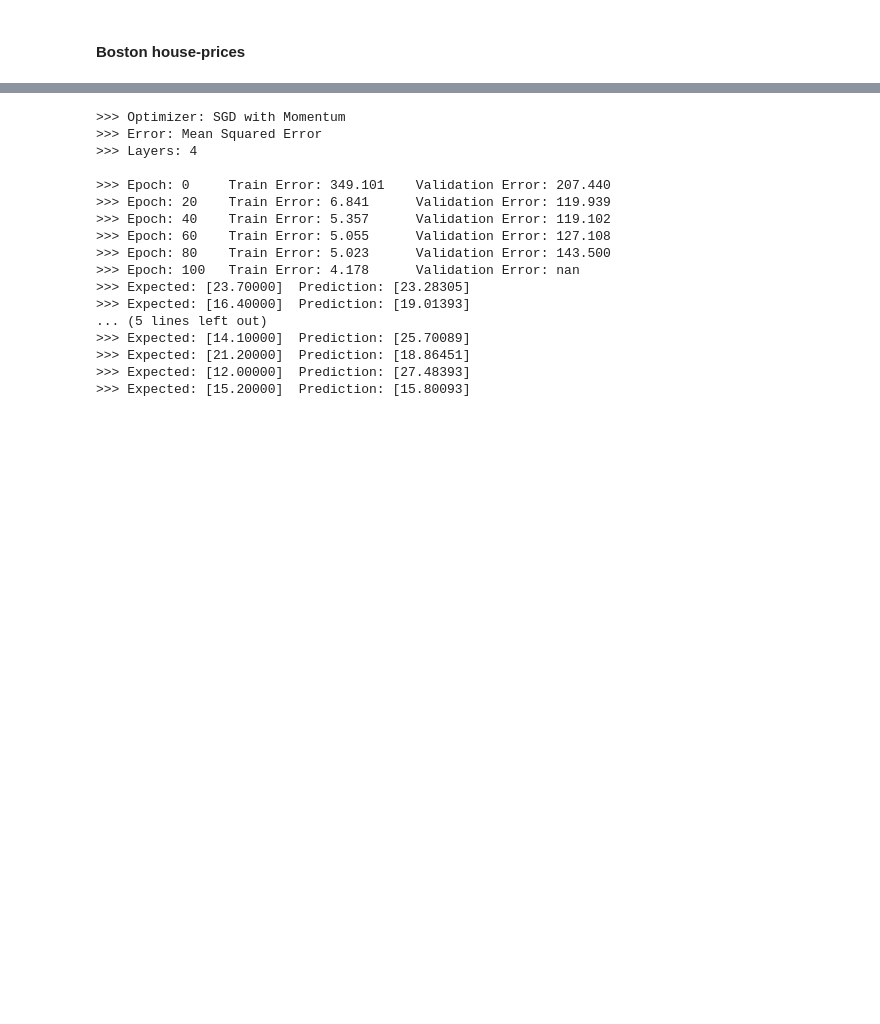
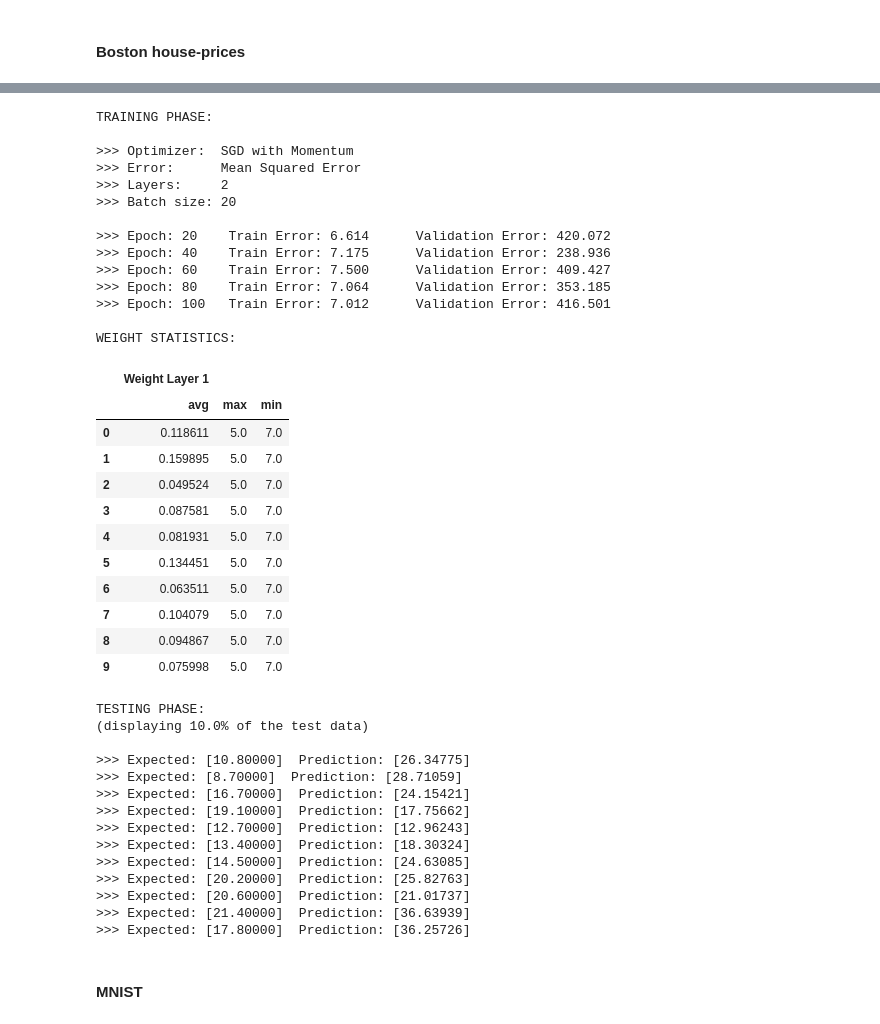
Before and after one commit to Mrpatekful/numpyml, a Jupyter notebook: mlp_numpy.ipynb, the cells around one changed output, grey strips where cells are left out. Drawn from its saved outputs; the diff is of its cells as text; code cells hidden in the pictures; blank space fills up the shorter version.

```diff
--- a/mlp_numpy.ipynb
+++ b/mlp_numpy.ipynb
@@ -769,40 +823,53 @@ bostondata
 # %%
-#target not included
-features = len(boston['data'][0])
-nb_samples = len(boston['data'])
-
-samples = np.ones((nb_samples, features+1))
-
-for index in range(nb_samples):
-    samples[index,:features] = boston['data'][index,:]
-    samples[index,-1] = boston['target'][index]
-
 input_pipe = InputPipeLine(samples, input_size=13, batch_size=20)
 
-layers = []
-layers.append(Layer(Linear(), size=13))
-layers.append(Layer(Tanh(), size=10))
-layers.append(Layer(Relu(), size=10))
-layers.append(Layer(Relu(), size=1))
+
+layers = [Layer(Linear(), size=13),
+          Layer(Relu(), size=1)]
 
 mlp_object = Mlp(layers, input_pipe, error=Mse())
 mlp_object.train(epochs=100, optimizer=Sgd(lrate=0.01))
 results = mlp_object.test(verbose=0.1)
 # %% [output]
->>> Optimizer: SGD with Momentum
->>> Error: Mean Squared Error
->>> Layers: 4
+TRAINING PHASE:
 
->>> Epoch: 0     Train Error: 349.101    Validation Error: 207.440
->>> Epoch: 20    Train Error: 6.841      Validation Error: 119.939
->>> Epoch: 40    Train Error: 5.357      Validation Error: 119.102
->>> Epoch: 60    Train Error: 5.055      Validation Error: 127.108
->>> Epoch: 80    Train Error: 5.023      Validation Error: 143.500
->>> Epoch: 100   Train Error: 4.178      Validation Error: nan
->>> Expected: [23.70000]  Prediction: [23.28305]
->>> Expected: [16.40000]  Prediction: [19.01393]
-... (5 lines left out)
->>> Expected: [14.10000]  Prediction: [25.70089]
->>> Expected: [21.20000]  Prediction: [18.86451]
->>> Expected: [12.00000]  Prediction: [27.48393]
->>> Expected: [15.20000]  Prediction: [15.80093]
+>>> Optimizer:  SGD with Momentum
+>>> Error:      Mean Squared Error
+>>> Layers:     2
+>>> Batch size: 20
+
+>>> Epoch: 20    Train Error: 6.614      Validation Error: 420.072
+>>> Epoch: 40    Train Error: 7.175      Validation Error: 238.936
+>>> Epoch: 60    Train Error: 7.500      Validation Error: 409.427
+>>> Epoch: 80    Train Error: 7.064      Validation Error: 353.185
+>>> Epoch: 100   Train Error: 7.012      Validation Error: 416.501
+
+WEIGHT STATISTICS:
+|  | Weight Layer 1 |  |  |
+|  | avg | max | min |
+| 0 | 0.118611 | 5.0 | 7.0 |
+| 1 | 0.159895 | 5.0 | 7.0 |
+| 2 | 0.049524 | 5.0 | 7.0 |
+| 3 | 0.087581 | 5.0 | 7.0 |
+| 4 | 0.081931 | 5.0 | 7.0 |
+| 5 | 0.134451 | 5.0 | 7.0 |
+| 6 | 0.063511 | 5.0 | 7.0 |
+| 7 | 0.104079 | 5.0 | 7.0 |
+| 8 | 0.094867 | 5.0 | 7.0 |
+| 9 | 0.075998 | 5.0 | 7.0 |
+TESTING PHASE:
+(displaying 10.0% of the test data)
+
+>>> Expected: [10.80000]  Prediction: [26.34775]
+>>> Expected: [8.70000]  Prediction: [28.71059]
+>>> Expected: [16.70000]  Prediction: [24.15421]
+>>> Expected: [19.10000]  Prediction: [17.75662]
+>>> Expected: [12.70000]  Prediction: [12.96243]
+>>> Expected: [13.40000]  Prediction: [18.30324]
+>>> Expected: [14.50000]  Prediction: [24.63085]
+>>> Expected: [20.20000]  Prediction: [25.82763]
+>>> Expected: [20.60000]  Prediction: [21.01737]
+>>> Expected: [21.40000]  Prediction: [36.63939]
+>>> Expected: [17.80000]  Prediction: [36.25726]
+# %% [markdown]
+#### MNIST
```
Also changed, not shown: parts of 11 cells of this notebook.
